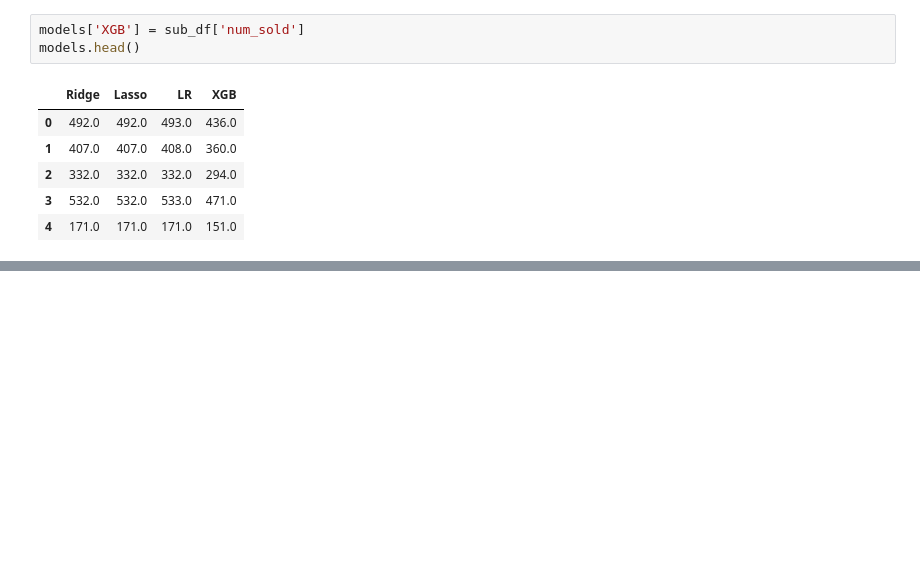
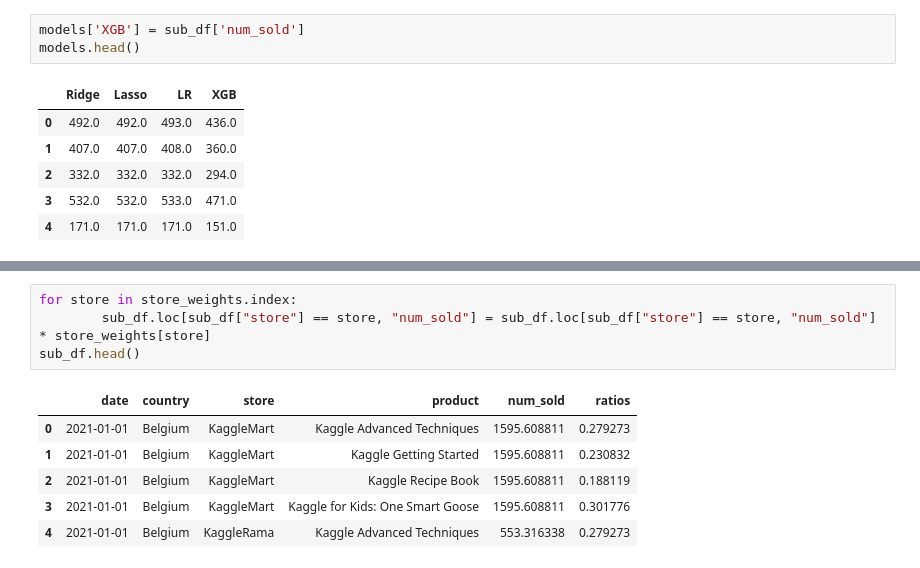
Before and after one commit to Bakhtaki/Kaggle-Competitions, a Jupyter notebook: tp-sep-2022.ipynb, the cells around one changed output, grey strips where cells are left out. Cells and saved outputs as stored; diff of their text form; blank space fills up the shorter version.

```diff
--- a/tp-sep-2022.ipynb
+++ b/tp-sep-2022.ipynb
@@ -1581,0 +1759,11 @@ models.head()
+# %%
+for store in store_weights.index:
+        sub_df.loc[sub_df["store"] == store, "num_sold"] = sub_df.loc[sub_df["store"] == store, "num_sold"] * store_weights[store]
+sub_df.head()
+# %% [output]
+|  | date | country | store | product | num_sold | ratios |
+| 0 | 2021-01-01 | Belgium | KaggleMart | Kaggle Advanced Techniques | 1595.608811 | 0.279273 |
+| 1 | 2021-01-01 | Belgium | KaggleMart | Kaggle Getting Started | 1595.608811 | 0.230832 |
+| 2 | 2021-01-01 | Belgium | KaggleMart | Kaggle Recipe Book | 1595.608811 | 0.188119 |
+| 3 | 2021-01-01 | Belgium | KaggleMart | Kaggle for Kids: One Smart Goose | 1595.608811 | 0.301776 |
+| 4 | 2021-01-01 | Belgium | KaggleRama | Kaggle Advanced Techniques | 553.316338 | 0.279273 |
```
Also changed, not shown: parts of 28 cells of this notebook.
